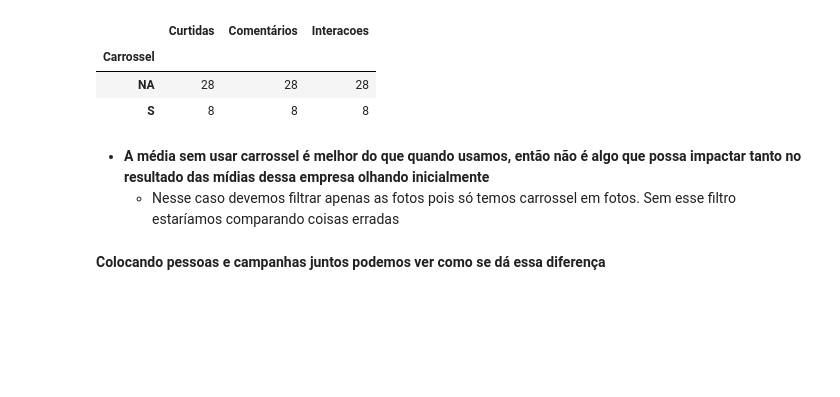
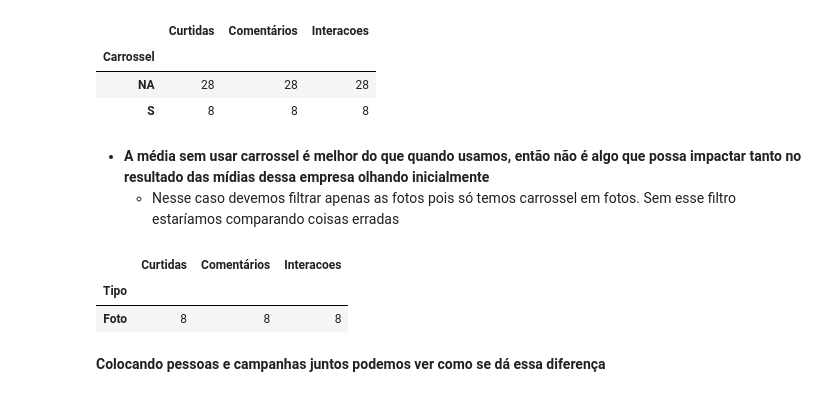
Before and after one commit to Amanda-Cristina/ciencia-de-dados, a Jupyter notebook: engajamento-instagram/Analisando o engajamento do Instagram - Arquivo Inicial.ipynb, the cells around one changed output. Saved outputs shown, nothing was run; the diff lists cells and outputs as text; code cells hidden in the pictures; blank space fills up the shorter version.

```diff
--- a/engajamento-instagram/Analisando o engajamento do Instagram - Arquivo Inicial.ipynb
+++ b/engajamento-instagram/Analisando o engajamento do Instagram - Arquivo Inicial.ipynb
@@ -486,6 +486,12 @@ df[df['Tipo'] == 'Foto'].groupby('Carrossel')[['Curtidas','Comentários', 'Inter
 # %% [markdown]
 - **A média sem usar carrossel é melhor do que quando usamos, então não é algo que possa impactar tanto no resultado das mídias dessa empresa olhando inicialmente**
     - Nesse caso devemos filtrar apenas as fotos pois só temos carrossel em fotos. Sem esse filtro estaríamos comparando coisas erradas
+# %%
+df[df['Carrossel'] == 'S'].groupby('Tipo')[['Curtidas','Comentários', 'Interacoes ']].count()
+# %% [output]
+|  | Curtidas | Comentários | Interacoes |
+| Tipo |  |  |  |
+| Foto | 8 | 8 | 8 |
 # %% [markdown]
 **Colocando pessoas e campanhas juntos podemos ver como se dá essa diferença**
 # %%
```
Also changed, not shown: parts of 5 cells of this notebook.
